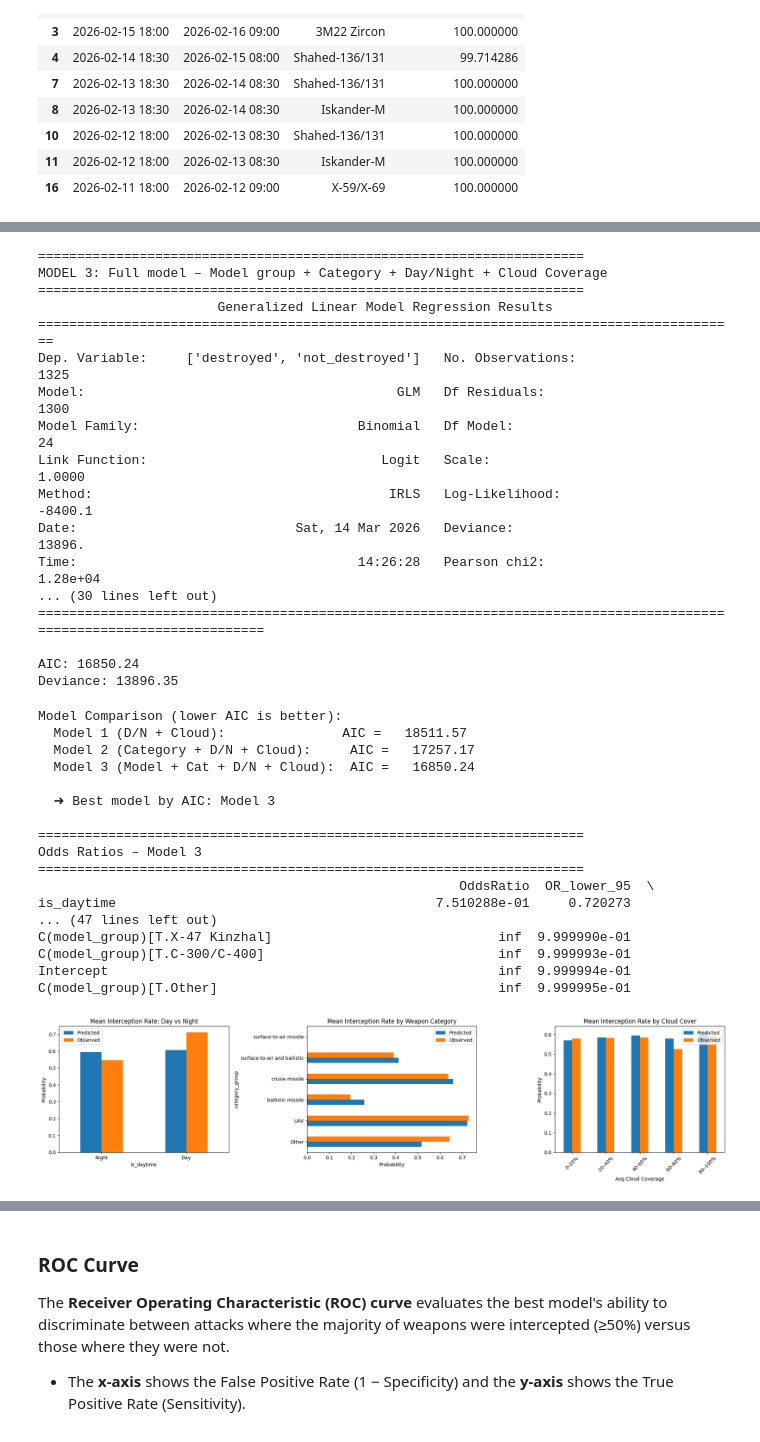
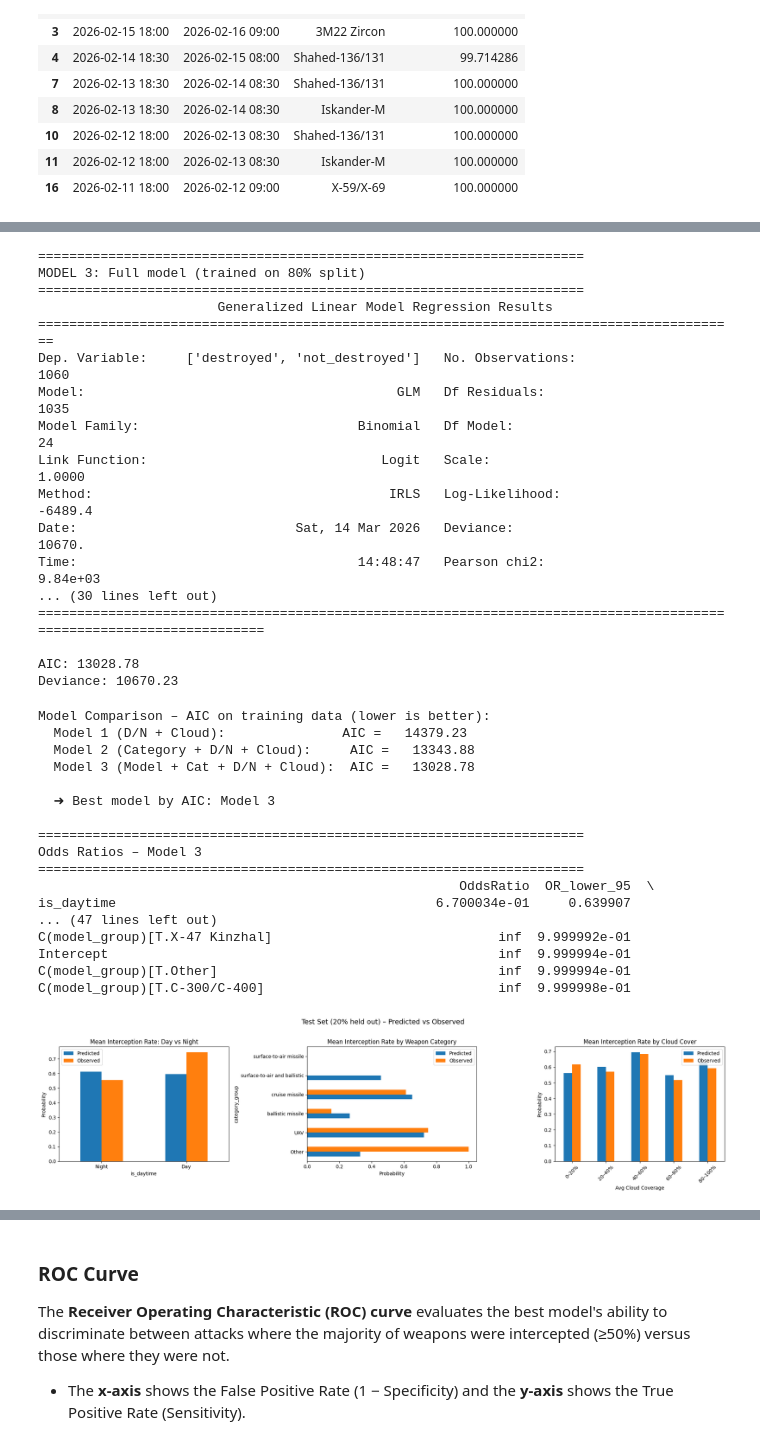
Before and after one commit to ajsween/aii-600-midterm, a Jupyter notebook: aii-600-midterm-ukraine-attack-analysis.ipynb, the cells around one changed output, grey strips where cells are left out. Saved outputs shown, nothing was run; the diff lists cells and outputs as text; code cells hidden in the pictures.

```diff
--- a/aii-600-midterm-ukraine-attack-analysis.ipynb
+++ b/aii-600-midterm-ukraine-attack-analysis.ipynb
@@ -654,11 +663,11 @@ Deviance: 15601.68
 
 # Model 2: Category + Day/Night + Cloud Coverage
 print('='*70)
-print('MODEL 2: Category + Day/Night + Cloud Coverage')
+print('MODEL 2: Category + Day/Night + Cloud Coverage (trained on 80% split)')
 print('='*70)
 model2 = smf.glm(
     'destroyed + not_destroyed ~ C(category_group) + is_daytime + avg_cloud_coverage',
-    data=glm_df,
+    data=train_df,
     family=sm.families.Binomial()
 ).fit()
 print(model2.summary())
@@ -687,11 +696,11 @@ Deviance: 14337.28
 
 # Model 3: Full model – Model group + Category + Day/Night + Cloud Coverage
 print('='*70)
-print('MODEL 3: Full model – Model group + Category + Day/Night + Cloud Coverage')
+print('MODEL 3: Full model (trained on 80% split)')
 print('='*70)
 model3 = smf.glm(
     'destroyed + not_destroyed ~ C(model_group) + C(category_group) + is_daytime + avg_cloud_coverage',
-    data=glm_df,
+    data=train_df,
     family=sm.families.Binomial()
 ).fit()
 print(model3.summary())
@@ -700,30 +709,30 @@ print(f'\nAIC: {model3.aic:.2f}')
 print(f'Deviance: {model3.deviance:.2f}')
 # %% [output]
 ======================================================================
-MODEL 3: Full model – Model group + Category + Day/Night + Cloud Coverage
+MODEL 3: Full model (trained on 80% split)
 ======================================================================
                        Generalized Linear Model Regression Results
 ==========================================================================================
-Dep. Variable:     ['destroyed', 'not_destroyed']   No. Observations:                 1325
-Model:                                        GLM   Df Residuals:                     1300
+Dep. Variable:     ['destroyed', 'not_destroyed']   No. Observations:                 1060
+Model:                                        GLM   Df Residuals:                     1035
 Model Family:                            Binomial   Df Model:                           24
 Link Function:                              Logit   Scale:                          1.0000
-Method:                                      IRLS   Log-Likelihood:                -8400.1
-Date:                            Sat, 14 Mar 2026   Deviance:                       13896.
-Time:                                    14:26:28   Pearson chi2:                 1.28e+04
+Method:                                      IRLS   Log-Likelihood:                -6489.4
+Date:                            Sat, 14 Mar 2026   Deviance:                       10670.
+Time:                                    14:48:47   Pearson chi2:                 9.84e+03
 ... (30 lines left out)
 =====================================================================================================================
 
-AIC: 16850.24
-Deviance: 13896.35
+AIC: 13028.78
+Deviance: 10670.23
 # %%
 
 # -------------------------------------------------------------------
 # Step 7 – Model comparison & evaluation
 # -------------------------------------------------------------------
 
-# AIC comparison
-print('Model Comparison (lower AIC is better):')
+# AIC comparison (computed on training data)
+print('Model Comparison – AIC on training data (lower is better):')
 print(f'  Model 1 (D/N + Cloud):               AIC = {model1.aic:>10.2f}')
 print(f'  Model 2 (Category + D/N + Cloud):     AIC = {model2.aic:>10.2f}')
 print(f'  Model 3 (Model + Cat + D/N + Cloud):  AIC = {model3.aic:>10.2f}')
@@ -742,11 +751,20 @@ ci.columns = ['OR_lower_95', 'OR_upper_95']
 odds_df = pd.DataFrame({'OddsRatio': odds}).join(ci)
 odds_df['p_value'] = best_model[0].pvalues
 print(odds_df.sort_values('p_value'))
+
+# Generate predictions on both train and test sets
+train_df = train_df.copy()
+test_df = test_df.copy()
+train_df['predicted_prob'] = best_model[0].predict(train_df)
+test_df['predicted_prob']  = best_model[0].predict(test_df)
+
+# Also add predictions to the full dataset for correlation matrix
+glm_df['predicted_prob'] = best_model[0].predict(glm_df)
 # %% [output]
-Model Comparison (lower AIC is better):
-  Model 1 (D/N + Cloud):               AIC =   18511.57
-  Model 2 (Category + D/N + Cloud):     AIC =   17257.17
-  Model 3 (Model + Cat + D/N + Cloud):  AIC =   16850.24
+Model Comparison – AIC on training data (lower is better):
+  Model 1 (D/N + Cloud):               AIC =   14379.23
+  Model 2 (Category + D/N + Cloud):     AIC =   13343.88
+  Model 3 (Model + Cat + D/N + Cloud):  AIC =   13028.78
 
   ➜ Best model by AIC: Model 3
 
@@ -754,24 +772,22 @@ Model Comparison (lower AIC is better):
 Odds Ratios – Model 3
 ======================================================================
                                                       OddsRatio  OR_lower_95  \
-is_daytime                                         7.510288e-01     0.720273
+is_daytime                                         6.700034e-01     0.639907
 ... (47 lines left out)
-C(model_group)[T.X-47 Kinzhal]                             inf  9.999990e-01
-C(model_group)[T.C-300/C-400]                              inf  9.999993e-01
+C(model_group)[T.X-47 Kinzhal]                             inf  9.999992e-01
 Intercept                                                  inf  9.999994e-01
-C(model_group)[T.Other]                                    inf  9.999995e-01
+C(model_group)[T.Other]                                    inf  9.999994e-01
+C(model_group)[T.C-300/C-400]                              inf  9.999998e-01
 # %%
 
 # -------------------------------------------------------------------
-# Predicted interception probability vs observed – visual check
+# Predicted vs observed interception – TEST SET
 # -------------------------------------------------------------------
-glm_df['predicted_prob'] = best_model[0].predict(glm_df)
-glm_df['observed_rate']  = glm_df['destroyed'] / glm_df['launched']
-
 fig, axes = plt.subplots(1, 3, figsize=(20, 5))
+fig.suptitle('Test Set (20% held out) – Predicted vs Observed', fontsize=14, y=1.02)
 
 # -- Panel A: by day/night --
-day_night_pred = glm_df.groupby('is_daytime').agg(
+day_night_pred = test_df.groupby('is_daytime').agg(
     mean_predicted=('predicted_prob', 'mean'),
     mean_observed=('observed_rate', 'mean')
 )
@@ -780,36 +796,36 @@ day_night_pred.plot.bar(ax=axes[0], rot=0, color=['#1f77b4', '#ff7f0e'])
 axes[0].set_title('Mean Interception Rate: Day vs Night')
 axes[0].set_ylabel('Probability')
 axes[0].legend(['Predicted', 'Observed'])
 
 # -- Panel B: by weapon category --
-cat_pred = glm_df.groupby('category_group').agg(
+cat_pred = test_df.groupby('category_group').agg(
     mean_predicted=('predicted_prob', 'mean'),
     mean_observed=('observed_rate', 'mean')
 )
 cat_pred.plot.barh(ax=axes[1], color=['#1f77b4', '#ff7f0e'])
 axes[1].set_title('Mean Interception Rate by Weapon Category')
 axes[1].set_xlabel('Probability')
 axes[1].legend(['Predicted', 'Observed'])
 
 # -- Panel C: by cloud cover bins --
-glm_df['cloud_bin'] = pd.cut(
-    glm_df['avg_cloud_coverage'],
+test_df['cloud_bin'] = pd.cut(
+    test_df['avg_cloud_coverage'],
     bins=[0, 20, 40, 60, 80, 100],
     labels=['0–20%', '20–40%', '40–60%', '60–80%', '80–100%'],
     include_lowest=True
 )
-cloud_pred = glm_df.groupby('cloud_bin', observed=False).agg(
+cloud_pred = test_df.groupby('cloud_bin', observed=False).agg(
     mean_predicted=('predicted_prob', 'mean'),
     mean_observed=('observed_rate', 'mean')
 )
 cloud_pred.plot.bar(ax=axes[2], rot=45, color=['#1f77b4', '#ff7f0e'])
 axes[2].set_title('Mean Interception Rate by Cloud Cover')
 axes[2].set_xlabel('Avg Cloud Coverage')
 axes[2].set_ylabel('Probability')
 axes[2].legend(['Predicted', 'Observed'])
 
 plt.tight_layout()
 plt.show()
 # %% [output]
-[figure, old version]
+[figure, new version]
 # %%
```
Also changed, not shown: parts of 7 cells of this notebook, 1 other file.
